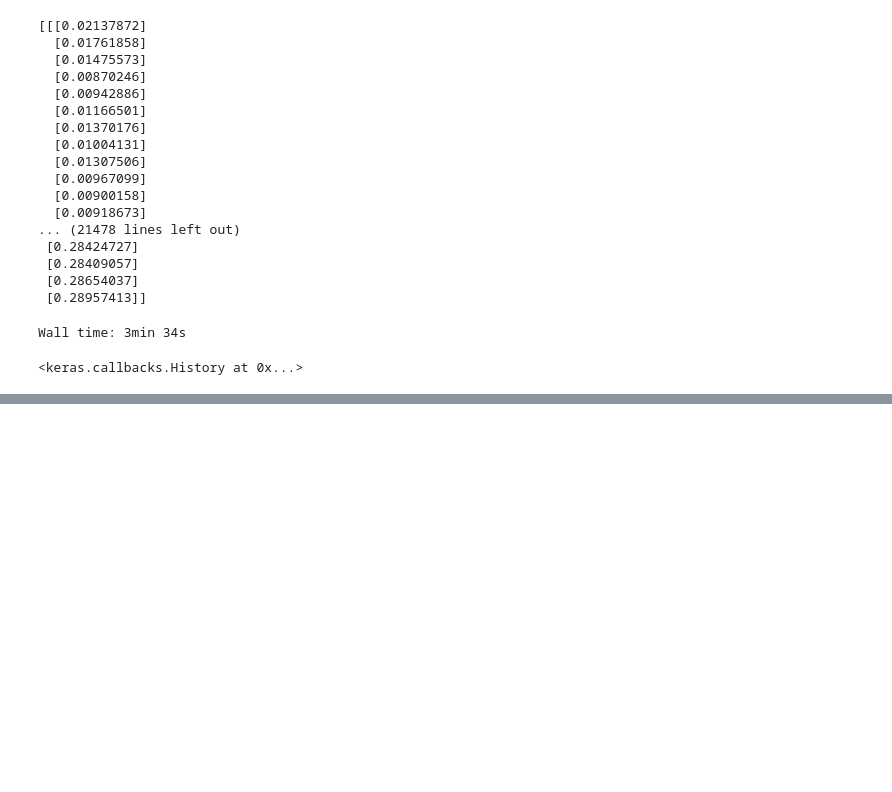
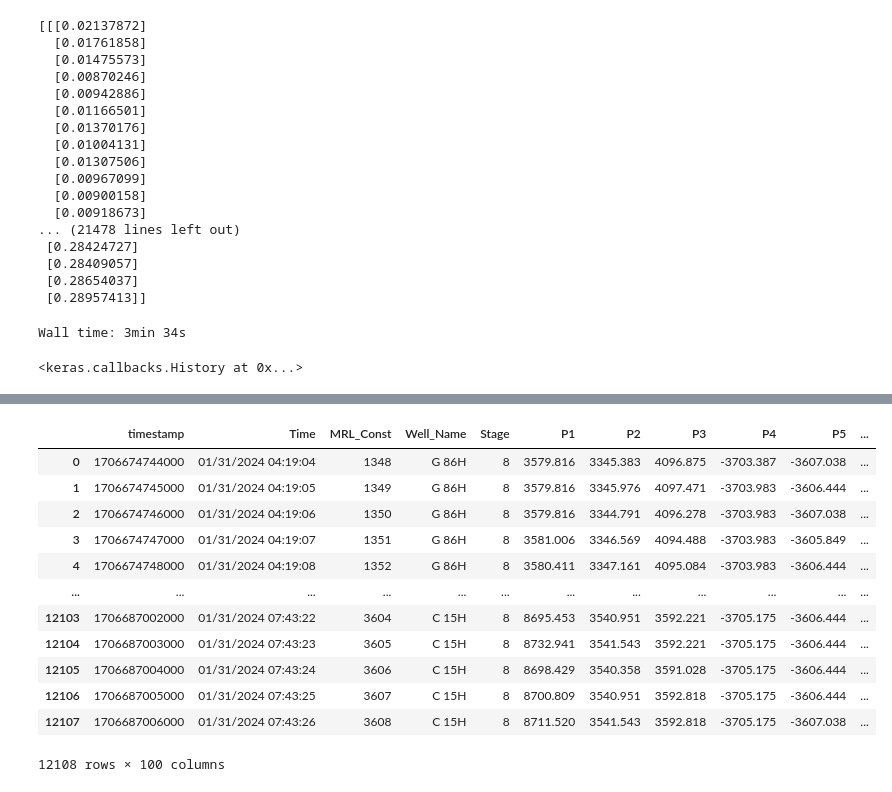
Before and after one commit to rivillasm/python_code, a Jupyter notebook: python_050_StockMarket_LSTM.ipynb, the cells around one changed output, grey strips where cells are left out. Saved outputs shown, nothing was run; the diff lists cells and outputs as text; code cells hidden in the pictures; blank space fills up the shorter version.

```diff
--- a/python_050_StockMarket_LSTM.ipynb
+++ b/python_050_StockMarket_LSTM.ipynb
@@ -327,0 +336,13 @@ Wall time: 3min 34s
+# %%
+path = 'C:\\Users\\rivil\\Downloads'
+file_name_sfg = 'Bagpipe State 22 G 86H 8.csv'
+full_path_sfg = os.path.join(path,file_name_sfg)
+# step (2)
+file_name_field = 'Copy of Occidental Petroleum Corporation_G 86H_Interval_8_DataListing.xlsx'
+full_path_field = os.path.join(path,file_name_field)
+# step (3)
+file_name_sfg_output = file_name_sfg.split(".")[0]+'_out.'+file_name_sfg.split(".")[-1]
+full_path_output = os.path.join(path,file_name_sfg_output)
+# %%
+df_sfg = pd.read_csv(full_path_sfg, header=0, index_col=None)
+df_sfg.columns
@@ -327,0 +398,16 @@ Wall time: 3min 34s
+# %%
+df_sfg
+# %% [output]
+|  | timestamp | Time | MRL_Const | Well_Name | Stage | P1 | P2 | P3 | P4 | P5 | ... |
+| 0 | 1706674744000 | 01/31/2024 04:19:04 | 1348 | G 86H | 8 | 3579.816 | 3345.383 | 4096.875 | -3703.387 | -3607.038 | ... |
+| 1 | 1706674745000 | 01/31/2024 04:19:05 | 1349 | G 86H | 8 | 3579.816 | 3345.976 | 4097.471 | -3703.983 | -3606.444 | ... |
+| 2 | 1706674746000 | 01/31/2024 04:19:06 | 1350 | G 86H | 8 | 3579.816 | 3344.791 | 4096.278 | -3703.983 | -3607.038 | ... |
+| 3 | 1706674747000 | 01/31/2024 04:19:07 | 1351 | G 86H | 8 | 3581.006 | 3346.569 | 4094.488 | -3703.983 | -3605.849 | ... |
+| 4 | 1706674748000 | 01/31/2024 04:19:08 | 1352 | G 86H | 8 | 3580.411 | 3347.161 | 4095.084 | -3703.983 | -3606.444 | ... |
+| ... | ... | ... | ... | ... | ... | ... | ... | ... | ... | ... | ... |
+| 12103 | 1706687002000 | 01/31/2024 07:43:22 | 3604 | C 15H | 8 | 8695.453 | 3540.951 | 3592.221 | -3705.175 | -3606.444 | ... |
+| 12104 | 1706687003000 | 01/31/2024 07:43:23 | 3605 | C 15H | 8 | 8732.941 | 3541.543 | 3592.221 | -3705.175 | -3606.444 | ... |
+| 12105 | 1706687004000 | 01/31/2024 07:43:24 | 3606 | C 15H | 8 | 8698.429 | 3540.358 | 3591.028 | -3705.175 | -3606.444 | ... |
+| 12106 | 1706687005000 | 01/31/2024 07:43:25 | 3607 | C 15H | 8 | 8700.809 | 3540.951 | 3592.818 | -3705.175 | -3606.444 | ... |
+| 12107 | 1706687006000 | 01/31/2024 07:43:26 | 3608 | C 15H | 8 | 8711.520 | 3541.543 | 3592.818 | -3705.175 | -3607.038 | ... |
+12108 rows × 100 columns
```
Also changed, not shown: parts of 8 cells of this notebook, 1 other file.
